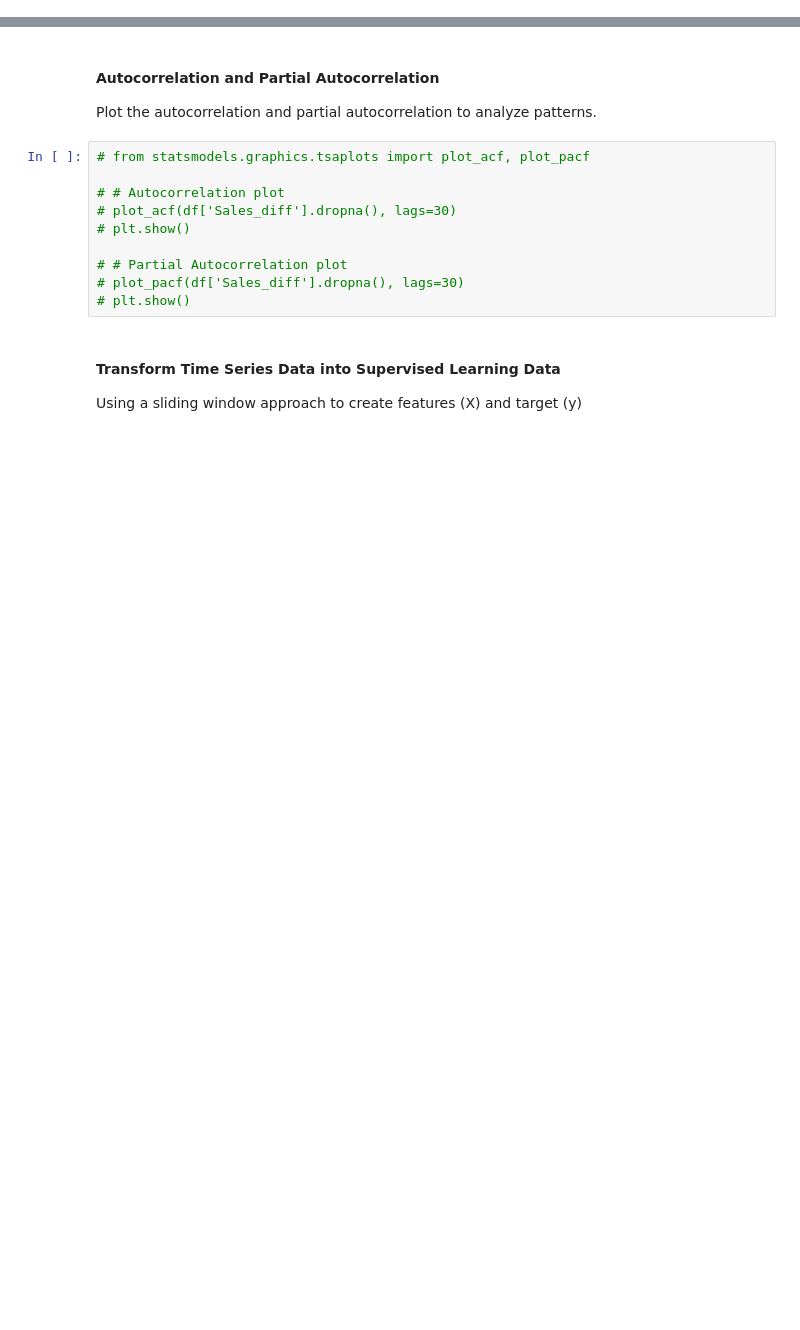
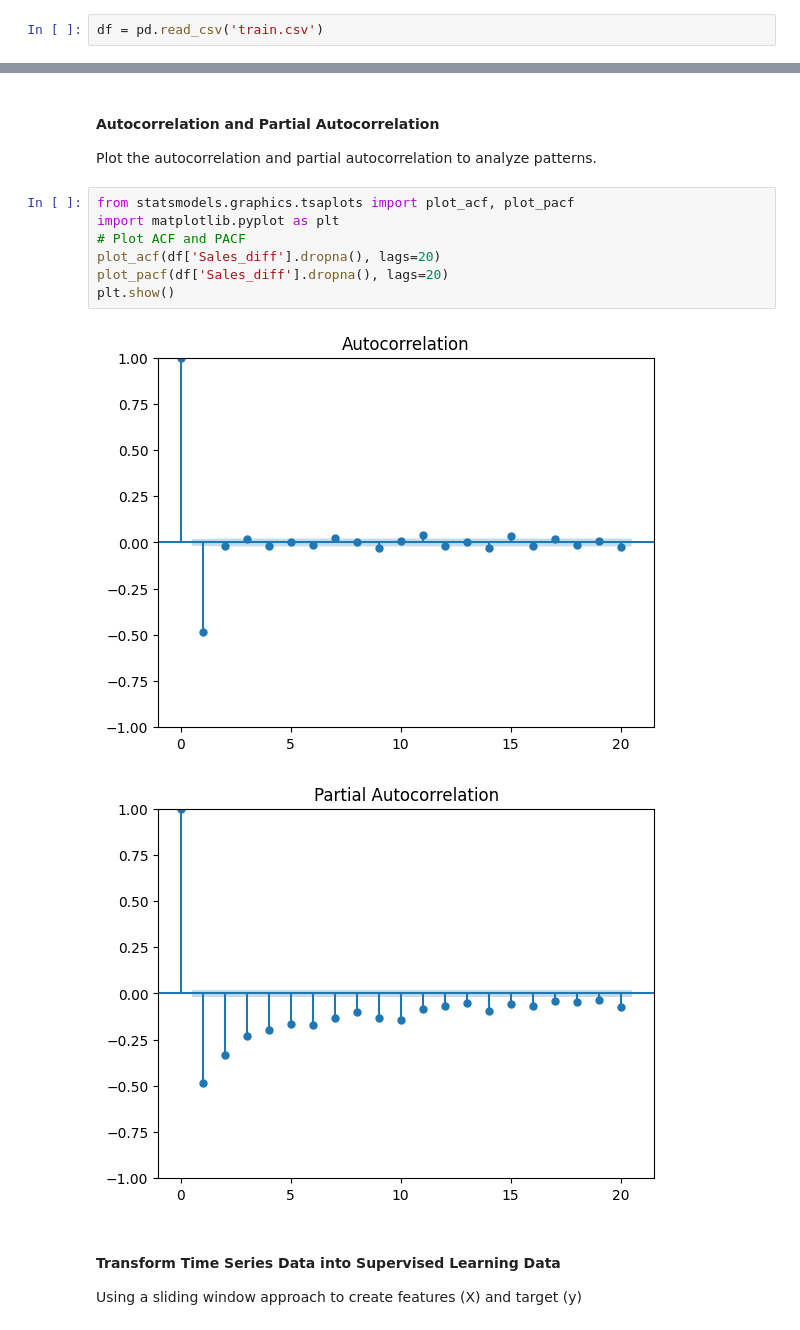
Before and after one commit to amsalugetasew/10_Academy_AI_Mastery_kifiya_Week_4, a Jupyter notebook: Notebooks/main.ipynb, the cells around one changed output, grey strips where cells are left out. Saved outputs shown, nothing was run; the diff lists cells and outputs as text; blank space fills up the shorter version.

```diff
--- a/Notebooks/main.ipynb
+++ b/Notebooks/main.ipynb
@@ -605,6 +607,8 @@ test_data = test_data.merge(df_sample, on='Id', how='left')
 # %%
 df = pd.read_csv('../../week_4/train.csv')
 # # test_data = pd.read_csv('../../week_4/test.csv')
+# %%
+df = pd.read_csv('train.csv')
 # %%
 df = df.drop(columns='Unnamed: 0')
 # %%
@@ -775,15 +824,15 @@ The data is non-stationary, apply differencing to make it stationary.
 #### Autocorrelation and Partial Autocorrelation
 Plot the autocorrelation and partial autocorrelation to analyze patterns.
 # %%
-# from statsmodels.graphics.tsaplots import plot_acf, plot_pacf
-
-# # Autocorrelation plot
-# plot_acf(df['Sales_diff'].dropna(), lags=30)
-# plt.show()
-
-# # Partial Autocorrelation plot
-# plot_pacf(df['Sales_diff'].dropna(), lags=30)
-# plt.show()
+from statsmodels.graphics.tsaplots import plot_acf, plot_pacf
+import matplotlib.pyplot as plt
+# Plot ACF and PACF
+plot_acf(df['Sales_diff'].dropna(), lags=20)
+plot_pacf(df['Sales_diff'].dropna(), lags=20)
+plt.show()
+# %% [output]
+[figure, added]
+[figure, added]
 # %% [markdown]
 #### Transform Time Series Data into Supervised Learning Data
 Using a sliding window approach to create features (X) and target (y)
```
Also changed, not shown: parts of 21 cells of this notebook, 1 other file.
